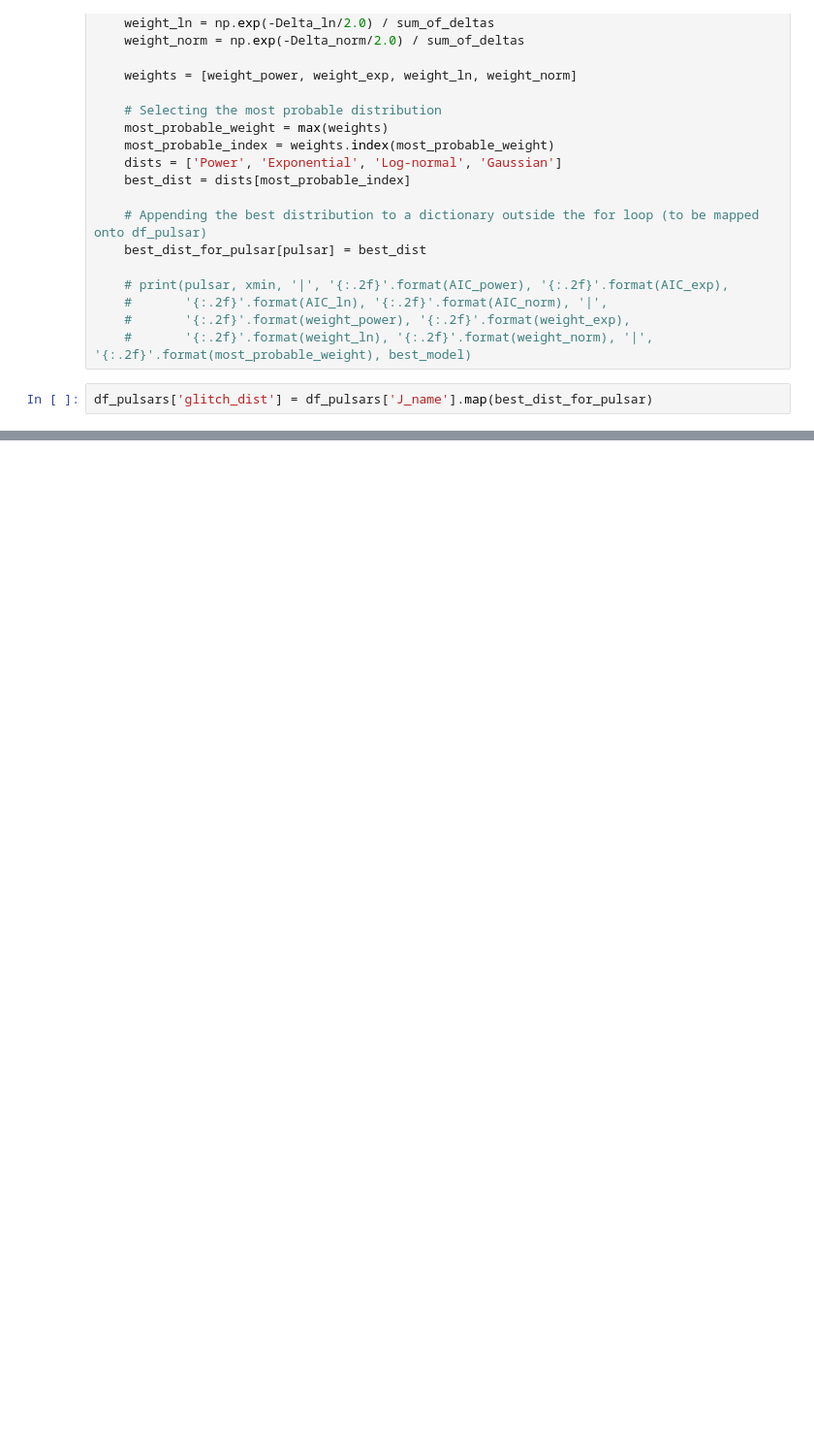
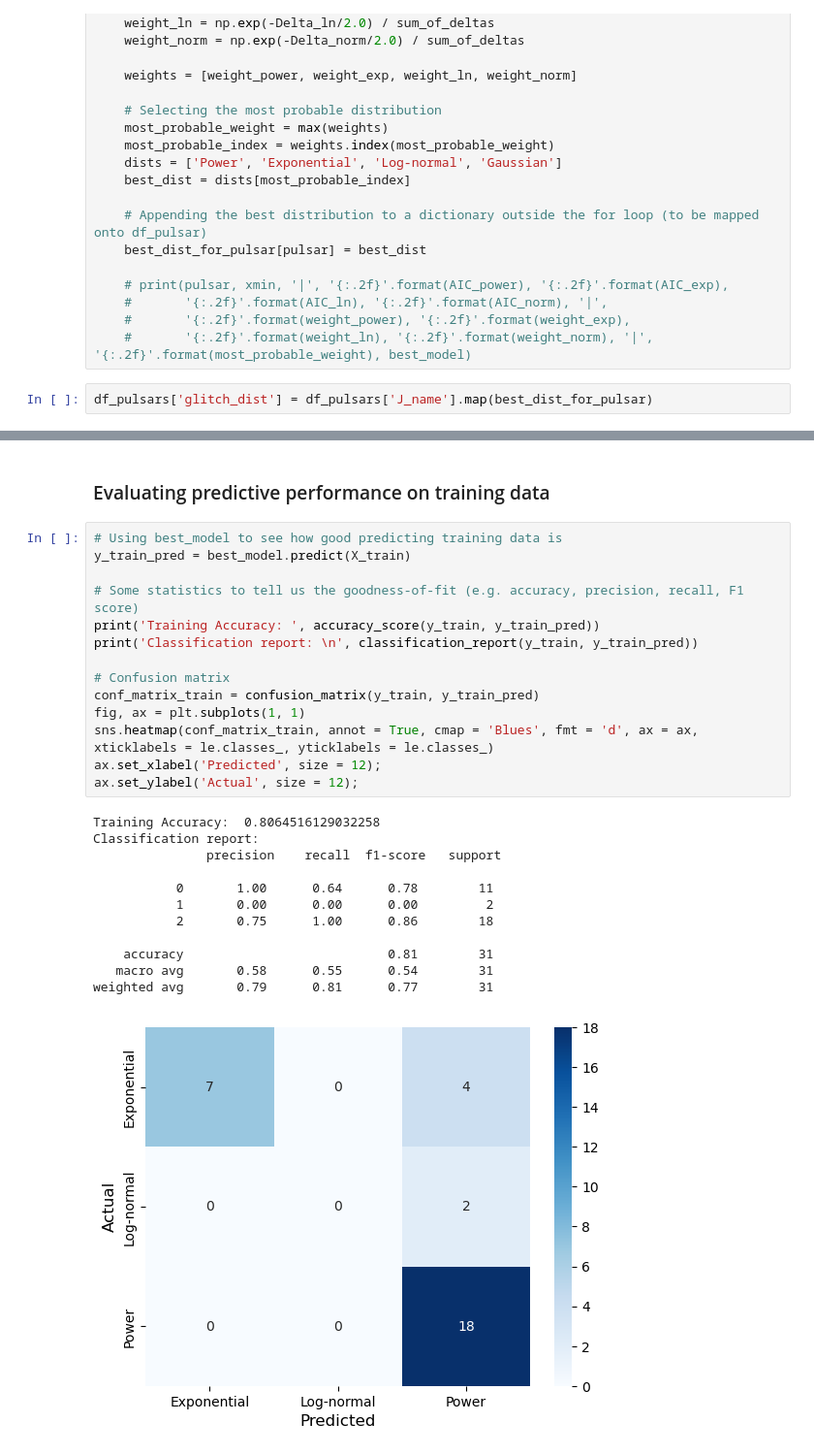
Before and after one commit to garvinyim/glitch_tools, a Jupyter notebook: analysis.ipynb, the cells around one changed output, grey strips where cells are left out. Shown at 97% size. Cells and saved outputs as stored; diff of their text form; blank space fills up the shorter version.

```diff
--- a/analysis.ipynb
+++ b/analysis.ipynb
@@ -1498,0 +1664,29 @@ df_pulsars['glitch_dist'] = df_pulsars['J_name'].map(best_dist_for_pulsar)
+# %% [markdown]
+### Evaluating predictive performance on training data
+# %%
+# Using best_model to see how good predicting training data is
+y_train_pred = best_model.predict(X_train)
+
+# Some statistics to tell us the goodness-of-fit (e.g. accuracy, precision, recall, F1 score)
+print('Training Accuracy: ', accuracy_score(y_train, y_train_pred))
+print('Classification report: \n', classification_report(y_train, y_train_pred))
+
+# Confusion matrix
+conf_matrix_train = confusion_matrix(y_train, y_train_pred)
+fig, ax = plt.subplots(1, 1)
+sns.heatmap(conf_matrix_train, annot = True, cmap = 'Blues', fmt = 'd', ax = ax, xticklabels = le.classes_, yticklabels = le.classes_)
+ax.set_xlabel('Predicted', size = 12);
+ax.set_ylabel('Actual', size = 12);
+# %% [output]
+Training Accuracy:  0.8064516129032258
+Classification report:
+               precision    recall  f1-score   support
+
+           0       1.00      0.64      0.78        11
+           1       0.00      0.00      0.00         2
+           2       0.75      1.00      0.86        18
+
+    accuracy                           0.81        31
+   macro avg       0.58      0.55      0.54        31
+weighted avg       0.79      0.81      0.77        31
+[figure, added]
```
Also changed, not shown: parts of 54 cells of this notebook.
